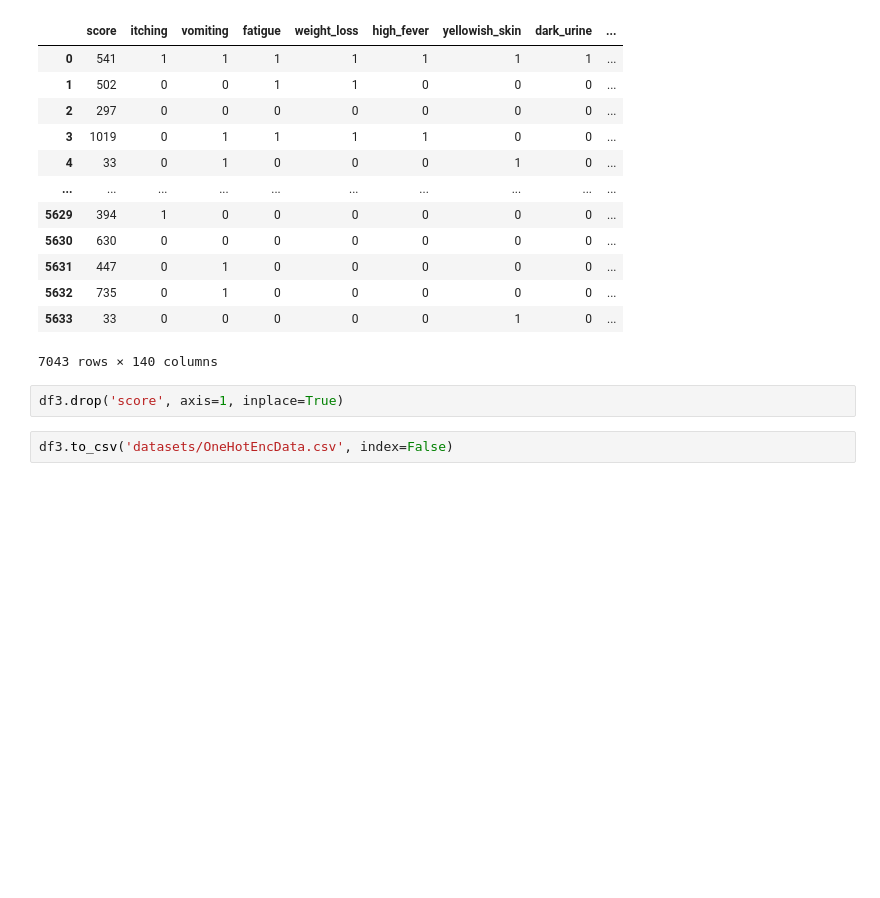
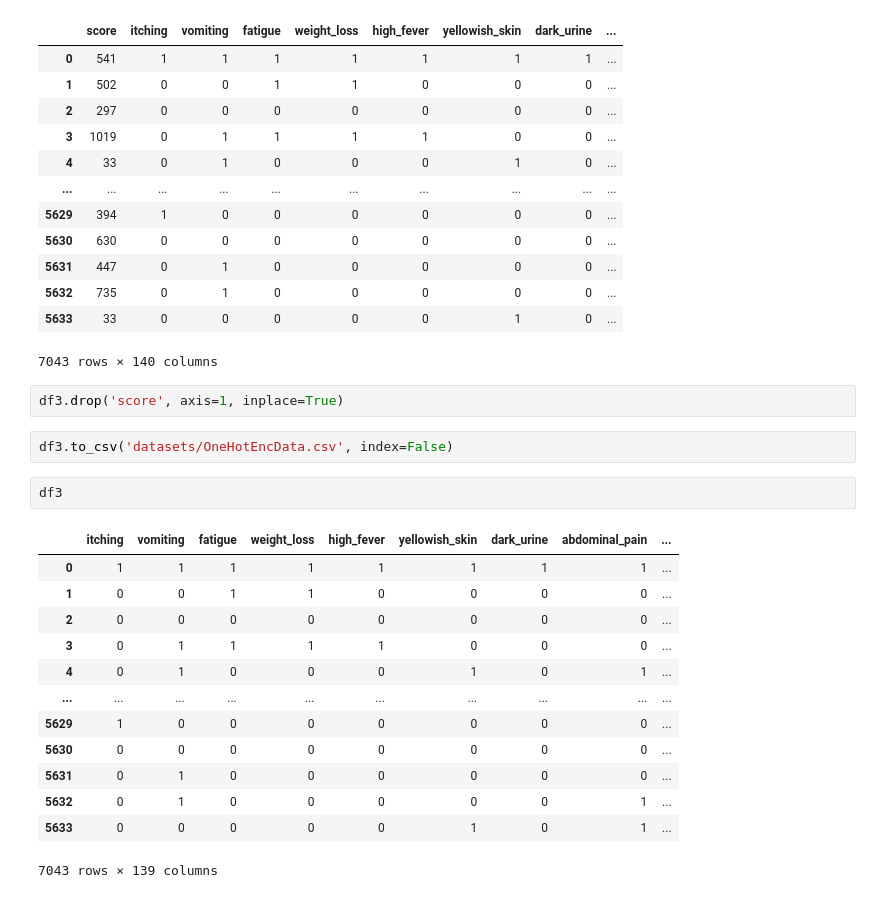
Before and after one commit to leowheeler1/project4main, a Jupyter notebook: exploring.ipynb, the cells around one changed output. Drawn from its saved outputs; the diff is of its cells as text; blank space fills up the shorter version.

```diff
--- a/exploring.ipynb
+++ b/exploring.ipynb
@@ -158,3 +158,19 @@ df3
 df3.drop('score', axis=1, inplace=True)
 # %%
 df3.to_csv('datasets/OneHotEncData.csv', index=False)
+# %%
+df3
+# %% [output]
+|  | itching | vomiting | fatigue | weight_loss | high_fever | yellowish_skin | dark_urine | abdominal_pain | ... |
+| 0 | 1 | 1 | 1 | 1 | 1 | 1 | 1 | 1 | ... |
+| 1 | 0 | 0 | 1 | 1 | 0 | 0 | 0 | 0 | ... |
+| 2 | 0 | 0 | 0 | 0 | 0 | 0 | 0 | 0 | ... |
+| 3 | 0 | 1 | 1 | 1 | 1 | 0 | 0 | 0 | ... |
+| 4 | 0 | 1 | 0 | 0 | 0 | 1 | 0 | 1 | ... |
+| ... | ... | ... | ... | ... | ... | ... | ... | ... | ... |
+| 5629 | 1 | 0 | 0 | 0 | 0 | 0 | 0 | 0 | ... |
+| 5630 | 0 | 0 | 0 | 0 | 0 | 0 | 0 | 0 | ... |
+| 5631 | 0 | 1 | 0 | 0 | 0 | 0 | 0 | 0 | ... |
+| 5632 | 0 | 1 | 0 | 0 | 0 | 0 | 0 | 1 | ... |
+| 5633 | 0 | 0 | 0 | 0 | 0 | 1 | 0 | 1 | ... |
+7043 rows × 139 columns
```
